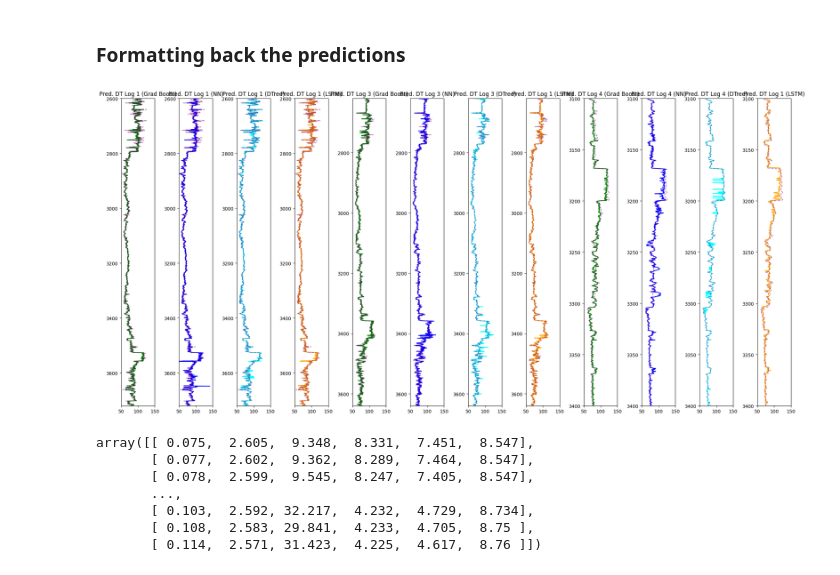
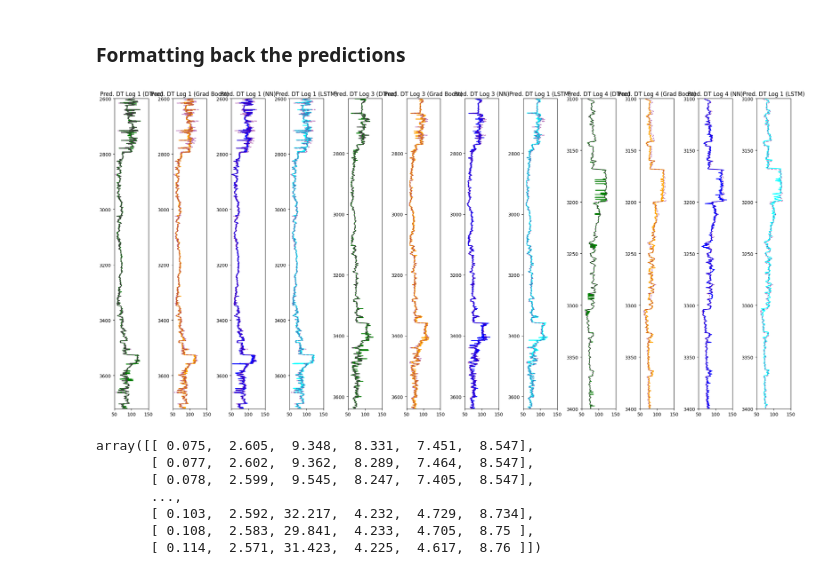
Before and after one commit to OrionXV/-Volve-Well-Log-Prediction, a Jupyter notebook: notebooks/DefaultPredictors.ipynb, the cells around one changed output. Cells and saved outputs as stored; diff of their text form; code cells hidden in the pictures.

```diff
--- a/notebooks/DefaultPredictors.ipynb
+++ b/notebooks/DefaultPredictors.ipynb
@@ -530,48 +512,46 @@ all_predictions_inverse = [scaler.inverse_transform(pred.reshape(-1, 1)) for pre
     y_pred1_decision_tree_inv, y_pred3_decision_tree_inv, y_pred4_decision_tree_inv
 ) = all_predictions_inverse
 # %%
-import matplotlib.pyplot as plt
-
-x_plott = [y_pred1_grad_boost_inv, y_pred1_nn_inv, y_pred1_decision_tree_inv, y_pred1_lstm_inv,
-           y_pred3_grad_boost_inv, y_pred3_nn_inv, y_pred3_decision_tree_inv, y_pred3_lstm_inv,
-           y_pred4_grad_boost_inv, y_pred4_nn_inv, y_pred4_decision_tree_inv, y_pred4_lstm_inv]
+x_plott = [y_pred1_decision_tree_inv, y_pred1_grad_boost_inv, y_pred1_nn_inv,  y_pred1_lstm_inv,
+           y_pred3_decision_tree_inv, y_pred3_grad_boost_inv, y_pred3_nn_inv,  y_pred3_lstm_inv,
+           y_pred4_decision_tree_inv, y_pred4_grad_boost_inv, y_pred4_nn_inv,  y_pred4_lstm_inv]
 
 x_real_plott = [
     y_val1,
     y_val3,
     y_val4
 ]
 
 x_real_plott_lstm = [
     y_val1_lstm,
     y_val3_lstm,
     y_val4_lstm
 ]
 
 y_plott = [log1['DEPTH'],
            log3['DEPTH'],
            log4['DEPTH']]
 
-color_preds = ['green', 'blue', 'cyan', 'orange'] * 3
-title_preds = ['Pred. DT Log 1 (Grad Boost)', 'Pred. DT Log 1 (NN)', 'Pred. DT Log 1 (DTree)', 'Pred. DT Log 1 (LSTM)',
-               'Pred. DT Log 3 (Grad Boost)', 'Pred. DT Log 3 (NN)', 'Pred. DT Log 3 (DTree)', 'Pred. DT Log 1 (LSTM)',
-               'Pred. DT Log 4 (Grad Boost)', 'Pred. DT Log 4 (NN)', 'Pred. DT Log 4 (DTree)', 'Pred. DT Log 1 (LSTM)',]
+color_preds = ['green', 'orange', 'blue', 'cyan'] * 3
+title_preds = ['Pred. DT Log 1 (DTree)', 'Pred. DT Log 1 (Grad Boost)', 'Pred. DT Log 1 (NN)',  'Pred. DT Log 1 (LSTM)',
+               'Pred. DT Log 3 (DTree)', 'Pred. DT Log 3 (Grad Boost)', 'Pred. DT Log 3 (NN)',  'Pred. DT Log 1 (LSTM)',
+               'Pred. DT Log 4 (DTree)', 'Pred. DT Log 4 (Grad Boost)', 'Pred. DT Log 4 (NN)',  'Pred. DT Log 1 (LSTM)',]
 
 fig, ax = plt.subplots(nrows=1, ncols=12, figsize=(21, 10))
 
 for i, (x_pred, title) in enumerate(zip(x_plott, title_preds)):
     # Reshape y[i] to match the shape of x_pred
     y_i_reshaped = y_plott[i//4]
-    ax[i].plot(x_pred, y_i_reshaped[time_steps:], color=color_preds[i])
+    ax[i].plot(x_pred, y_i_reshaped[:len(x_pred)], color=color_preds[i])
     ax[i].plot(x_real_plott[i//4], y_i_reshaped, color='purple', linestyle='dashed', alpha = 0.5) #if i%4 != 0 else x_real_plott_lstm[i//4]
     ax[i].set_xlim(50, 150)
     ax[i].set_ylim(max(y_i_reshaped), min(y_i_reshaped))  # Ensure correct order of y-axis
     ax[i].set_title(title)
 
 plt.tight_layout()
 plt.show()
 # %% [output]
-[figure, old version]
+[figure, new version]
 # %%
 # Define the test data
 names_test = ['15_9-F-11B', '15_9-F-1C']
```
Also changed, not shown: parts of 22 cells of this notebook.
